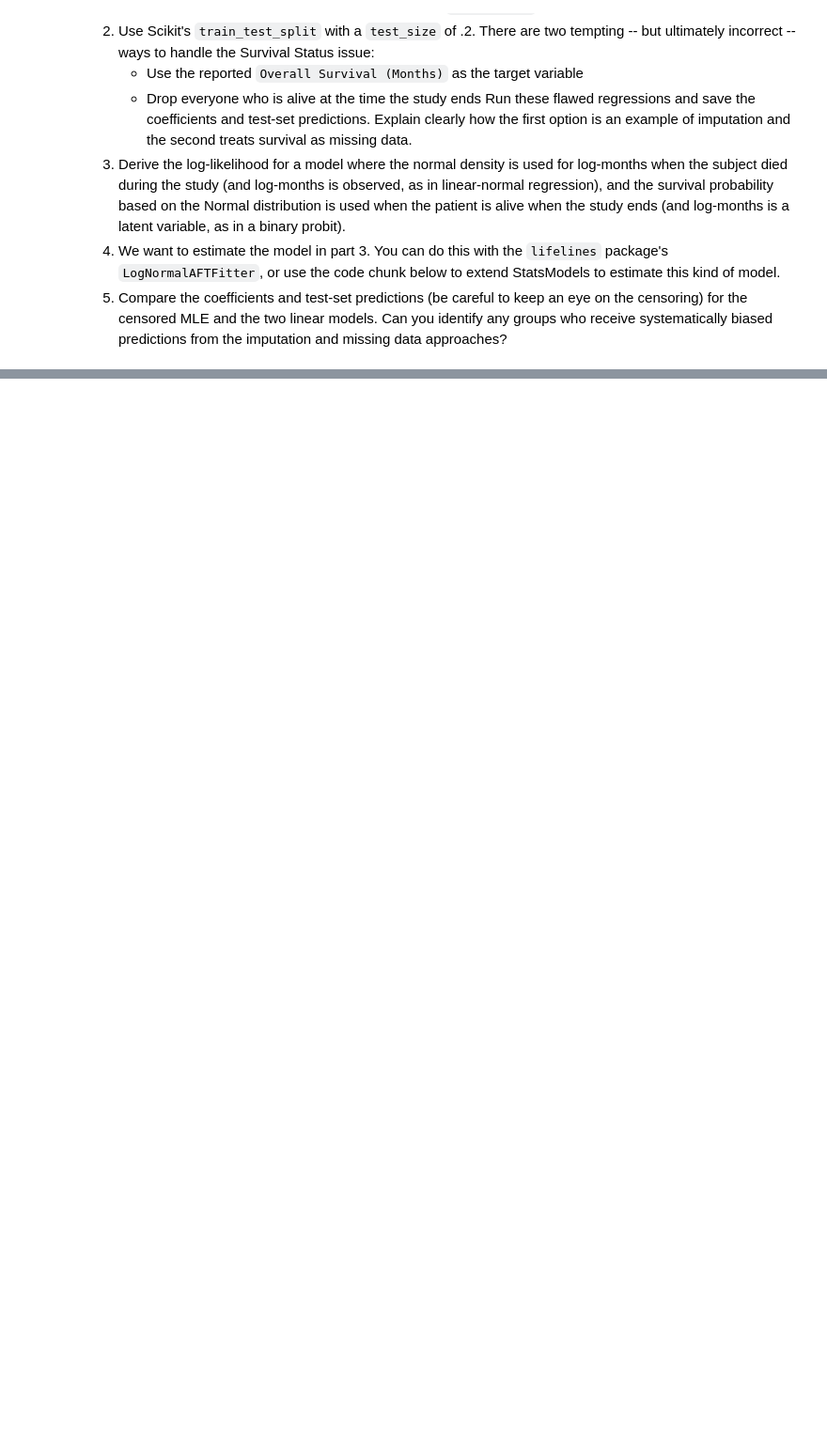
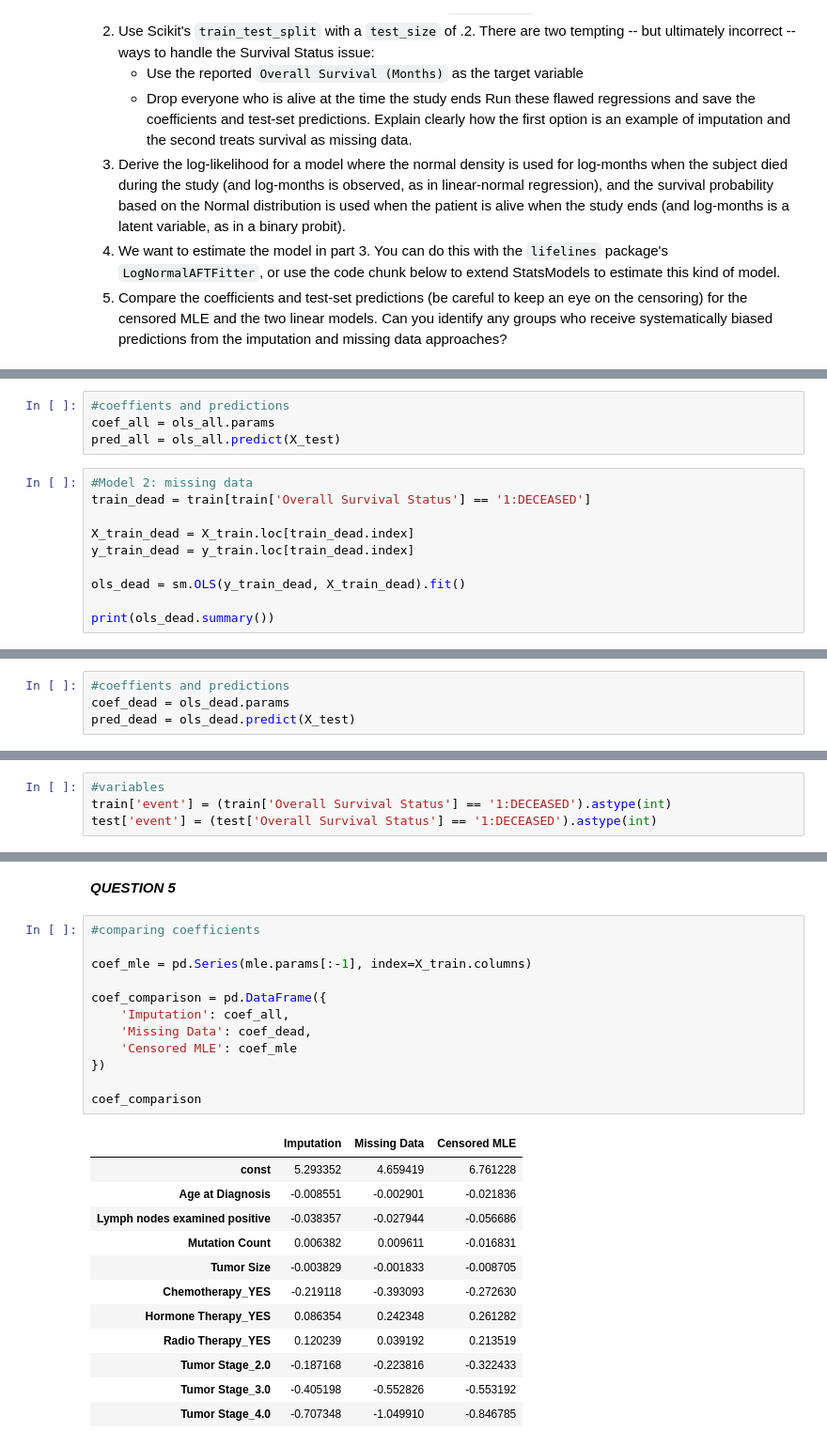
Before and after one commit to kimondragon/UU_F26_templates, a Jupyter notebook: Week12/Lab10_survival_lab.ipynb, the cells around one changed output, grey strips where cells are left out. Shown at 94% size. Cells and saved outputs as stored; diff of their text form; blank space fills up the shorter version.

```diff
--- a/Week12/Lab10_survival_lab.ipynb
+++ b/Week12/Lab10_survival_lab.ipynb
@@ -58,0 +133,14 @@ print(mle.summary())
+# %%
+#coeffients and predictions
+coef_all = ols_all.params
+pred_all = ols_all.predict(X_test)
+# %%
+#Model 2: missing data
+train_dead = train[train['Overall Survival Status'] == '1:DECEASED']
+
+X_train_dead = X_train.loc[train_dead.index]
+y_train_dead = y_train.loc[train_dead.index]
+
+ols_dead = sm.OLS(y_train_dead, X_train_dead).fit()
+
+print(ols_dead.summary())
@@ -58,0 +165,4 @@ print(mle.summary())
+# %%
+#coeffients and predictions
+coef_dead = ols_dead.params
+pred_dead = ols_dead.predict(X_test)
@@ -58,0 +189,4 @@ print(mle.summary())
+# %%
+#variables
+train['event'] = (train['Overall Survival Status'] == '1:DECEASED').astype(int)
+test['event'] = (test['Overall Survival Status'] == '1:DECEASED').astype(int)
@@ -58,0 +259,27 @@ print(mle.summary())
+# %% [markdown]
+***QUESTION 5***
+# %%
+#comparing coefficients
+
+coef_mle = pd.Series(mle.params[:-1], index=X_train.columns)
+
+coef_comparison = pd.DataFrame({
+    'Imputation': coef_all,
+    'Missing Data': coef_dead,
+    'Censored MLE': coef_mle
+})
+
+coef_comparison
+# %% [output]
+|  | Imputation | Missing Data | Censored MLE |
+| const | 5.293352 | 4.659419 | 6.761228 |
+| Age at Diagnosis | -0.008551 | -0.002901 | -0.021836 |
+| Lymph nodes examined positive | -0.038357 | -0.027944 | -0.056686 |
+| Mutation Count | 0.006382 | 0.009611 | -0.016831 |
+| Tumor Size | -0.003829 | -0.001833 | -0.008705 |
+| Chemotherapy_YES | -0.219118 | -0.393093 | -0.272630 |
+| Hormone Therapy_YES | 0.086354 | 0.242348 | 0.261282 |
+| Radio Therapy_YES | 0.120239 | 0.039192 | 0.213519 |
+| Tumor Stage_2.0 | -0.187168 | -0.223816 | -0.322433 |
+| Tumor Stage_3.0 | -0.405198 | -0.552826 | -0.553192 |
+| Tumor Stage_4.0 | -0.707348 | -1.049910 | -0.846785 |
```
Also changed, not shown: parts of 24 cells of this notebook, 2 other files.
